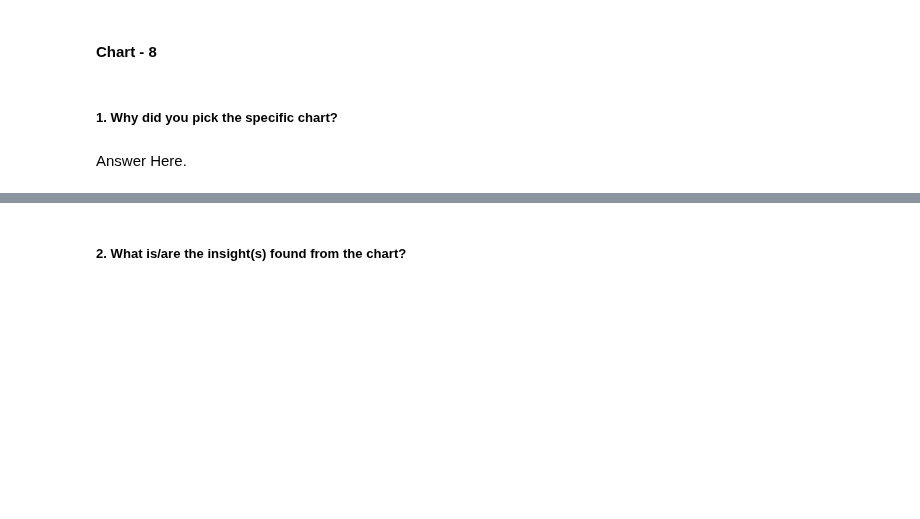
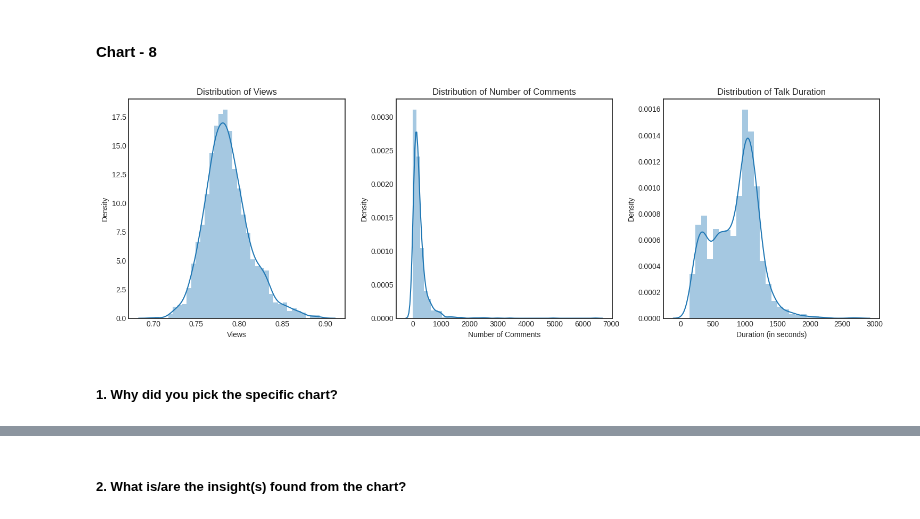
Before and after one commit to shubhamrai1318/TED_Talk_Views_Prediction, a Jupyter notebook: TED_Talk_Views_Prediction.ipynb, the cells around one changed output, grey strips where cells are left out. Saved outputs shown, nothing was run; the diff lists cells and outputs as text; code cells hidden in the pictures; blank space fills up the shorter version.

Commit message:
Data Visualization (Chart-8) completed

```diff
--- a/TED_Talk_Views_Prediction.ipynb
+++ b/TED_Talk_Views_Prediction.ipynb
@@ -948,4 +946,31 @@ Viewer Engagement Trends: Monitoring the trend of log-transformed view counts ov
+# %%
+# Chart - 8 visualization code
+
+# Setting the figure size and layout for the subplots
+fig = plt.figure(figsize=(15, 5))
+
+# Subplot 1: Distribution of 'views'
+plt.subplot(1, 3, 1)
+plt.title("Distribution of Views")
+sns.distplot(df['views'])
+plt.xlabel("Views")
+
+# Subplot 2: Distribution of 'comments'
+plt.subplot(1, 3, 2)
+plt.title("Distribution of Number of Comments")
+sns.distplot(df['comments'])
+plt.xlabel("Number of Comments")
+
+# Subplot 3: Distribution of 'duration'
+plt.subplot(1, 3, 3)
+plt.title("Distribution of Talk Duration")
+sns.distplot(df['duration'])
+plt.xlabel("Duration (in seconds)")
+
+# Displaying the subplots
+plt.tight_layout()
+plt.show()
+# %% [output]
+[figure, added]
 # %% [markdown]
 ##### 1. Why did you pick the specific chart?
-# %% [markdown]
-Answer Here.
```
Also changed, not shown: parts of 6 cells of this notebook.
